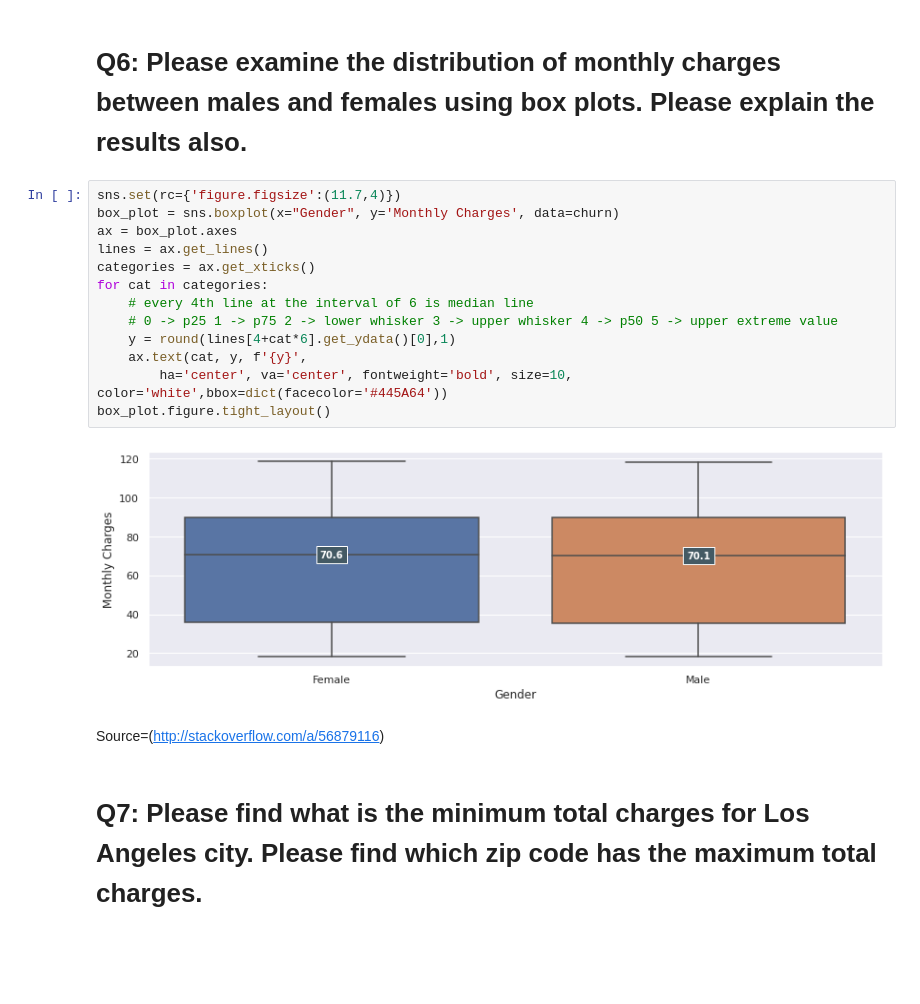
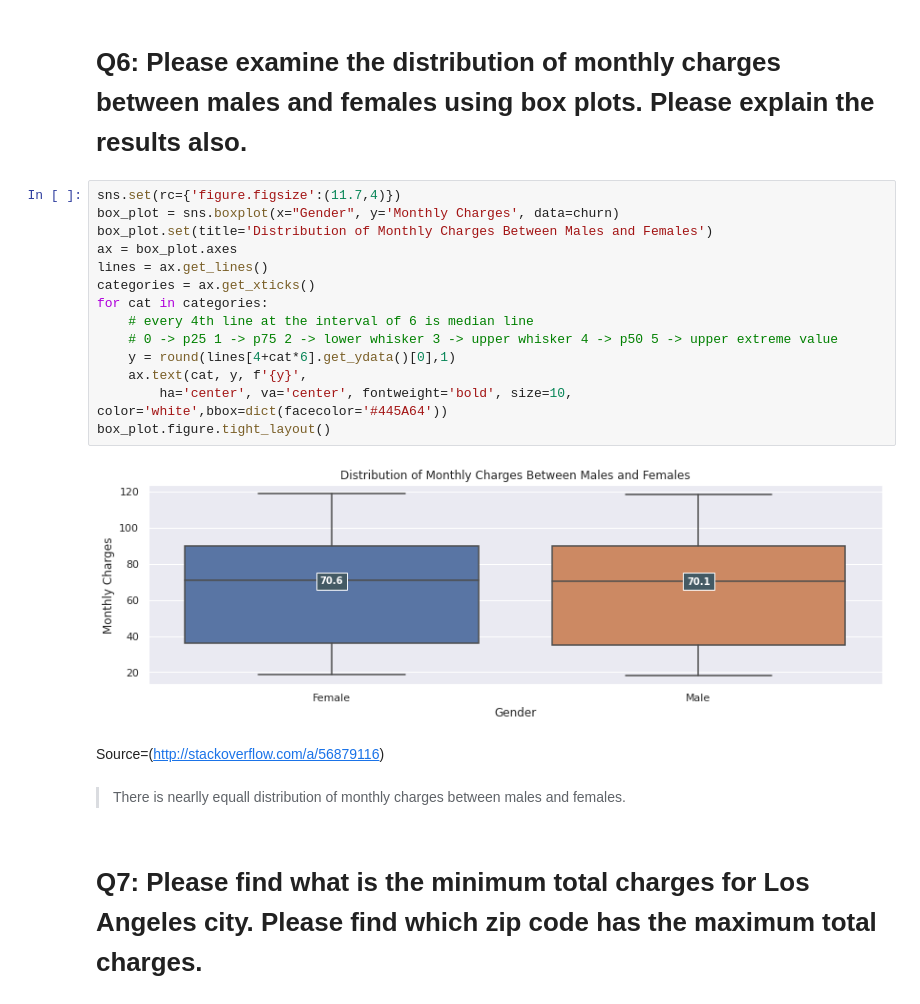
Before and after one commit to goswamimohit/churn_prediction, a Jupyter notebook: churn-pred.ipynb, the cells around one changed output. Cells and saved outputs as stored; diff of their text form; blank space fills up the shorter version.

```diff
--- a/churn-pred.ipynb
+++ b/churn-pred.ipynb
@@ -269,20 +311,23 @@ pd.get_dummies(churn_dummy,columns=col_obj2,drop_first =True )
 # %%
 sns.set(rc={'figure.figsize':(11.7,4)})
 box_plot = sns.boxplot(x="Gender", y='Monthly Charges', data=churn)
+box_plot.set(title='Distribution of Monthly Charges Between Males and Females')
 ax = box_plot.axes
 lines = ax.get_lines()
 categories = ax.get_xticks()
 for cat in categories:
     # every 4th line at the interval of 6 is median line
     # 0 -> p25 1 -> p75 2 -> lower whisker 3 -> upper whisker 4 -> p50 5 -> upper extreme value
     y = round(lines[4+cat*6].get_ydata()[0],1)
     ax.text(cat, y, f'{y}',
         ha='center', va='center', fontweight='bold', size=10, color='white',bbox=dict(facecolor='#445A64'))
 box_plot.figure.tight_layout()
 # %% [output]
-[figure, old version]
+[figure, new version]
 # %% [markdown]
 Source=(http://stackoverflow.com/a/56879116)
+# %% [markdown]
+> There is nearlly equall distribution of monthly charges between males and females.
 # %% [markdown]
 #  Q7: Please find what is the minimum total charges for Los Angeles city. Please find which zip code has the maximum total charges.
 # %%
```
Also changed, not shown: parts of 49 cells of this notebook.
